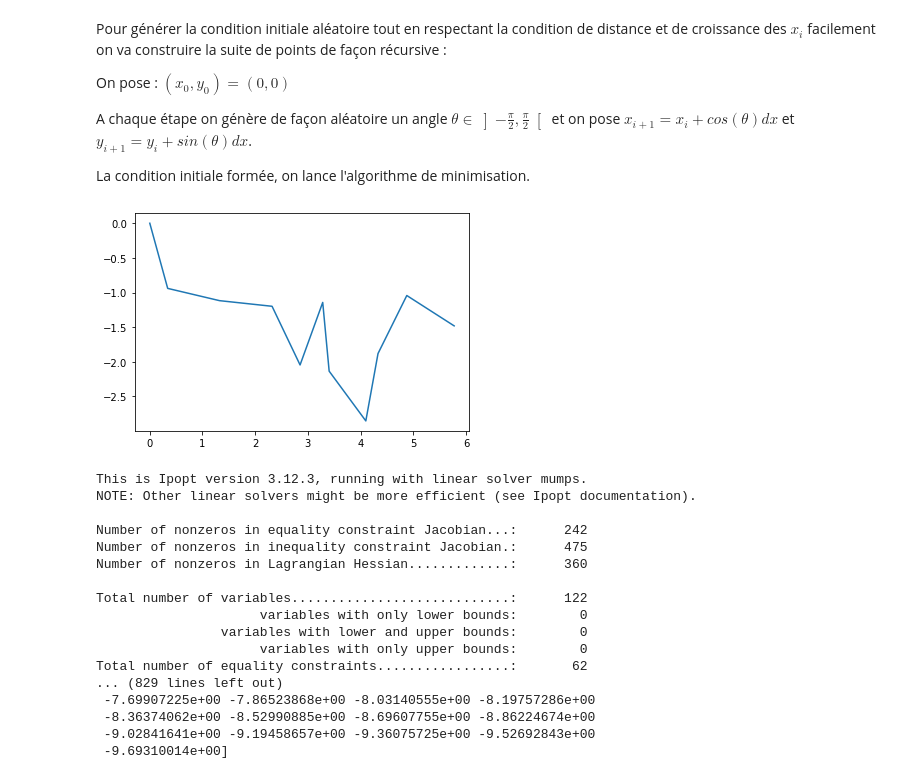
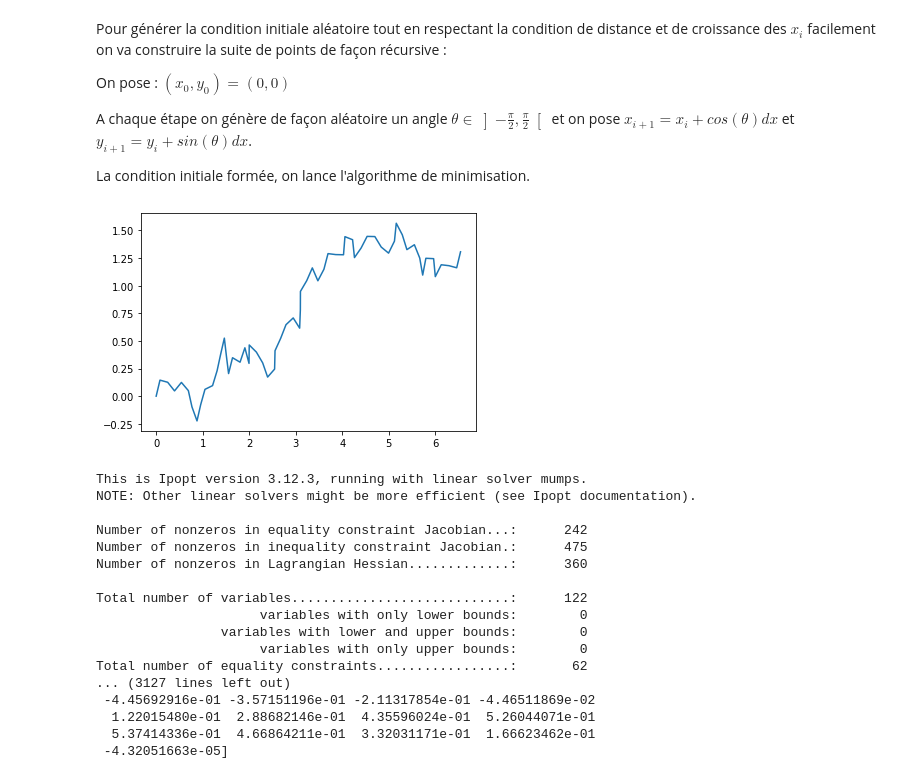
Before and after one commit to thibclz/projet_opti_tuyau, a Jupyter notebook: notebook.ipynb, the cells around one changed output. Drawn from its saved outputs; the diff is of its cells as text; code cells hidden in the pictures.

```diff
--- a/notebook.ipynb
+++ b/notebook.ipynb
@@ -487,21 +487,22 @@ La condition initiale formée, on lance l'algorithme de minimisation.
 # %%
 import random
 
 def gen_alea(N, L):
     dx = L/N
     x, y = np.zeros(N + 1), np.zeros(N+1)
     for i in range (1, N + 1):
         theta = random.uniform(-np.pi/2, np.pi/2)
         x[i] = x[i-1] + np.cos(theta)*dx
         y[i] = y[i-1] + np.sin(theta)*dx
+
     return x,y
 
-x,y = gen_alea(10,10)
+x,y = gen_alea(60,10)
 plt.figure()
 plt.plot(x,y)
 plt.show()
 # %% [output]
-[figure, old version]
+[figure, new version]
 # %%
 def f(x, y, N, K1, K2, L):
     dx = L/N
@@ -530,7 +532,7 @@ K1 = 10
 K2 = 1000
 L = 10
 gamma = 3
-n = 4
+n = 10
 
 x9, y9 = solve_min_global(N, K1, K2, L, gamma, n)
 print(x9, y9)
@@ -547,11 +549,11 @@ Total number of variables............................:      122
                 variables with lower and upper bounds:        0
                      variables with only upper bounds:        0
 Total number of equality constraints.................:       62
-... (829 lines left out)
- -7.69907225e+00 -7.86523868e+00 -8.03140555e+00 -8.19757286e+00
- -8.36374062e+00 -8.52990885e+00 -8.69607755e+00 -8.86224674e+00
- -9.02841641e+00 -9.19458657e+00 -9.36075725e+00 -9.52692843e+00
- -9.69310014e+00]
+... (3127 lines left out)
+ -4.45692916e-01 -3.57151196e-01 -2.11317854e-01 -4.46511869e-02
+  1.22015480e-01  2.88682146e-01  4.35596024e-01  5.26044071e-01
+  5.37414336e-01  4.66864211e-01  3.32031171e-01  1.66623462e-01
+ -4.32051663e-05]
 # %%
 plt.figure()
 
```
Also changed, not shown: parts of 8 cells of this notebook.
